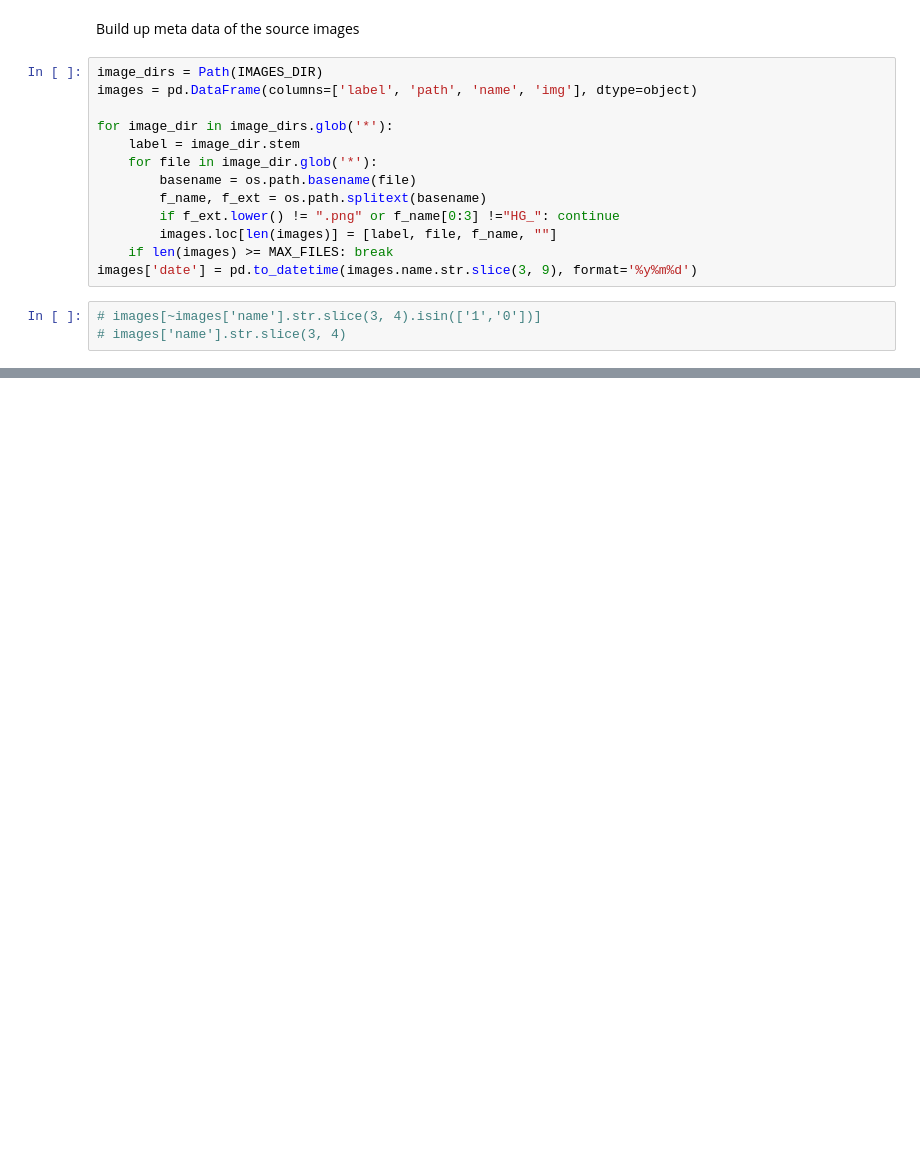
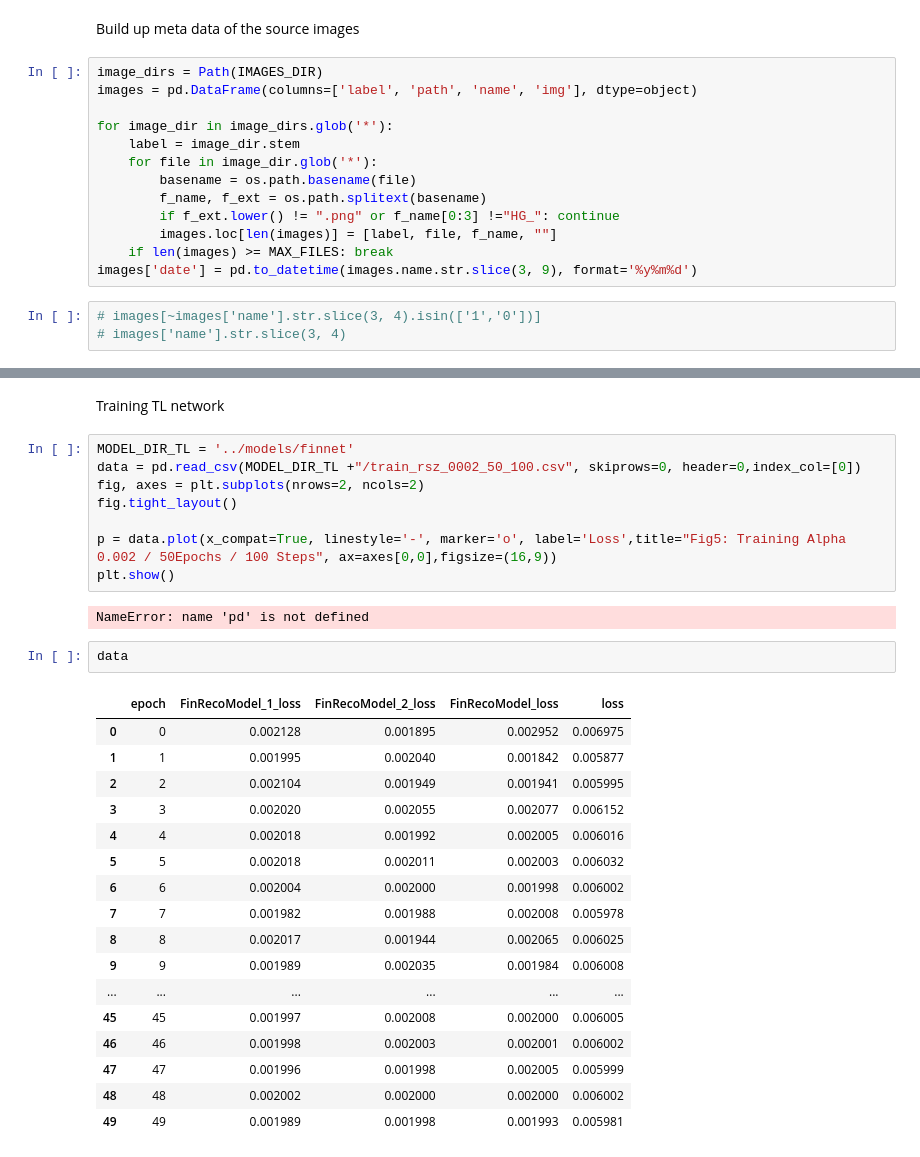
Before and after one commit to JBris/dolphin_segmentation, a Jupyter notebook: notebooks/3_opencv_feature_extraction.ipynb, the cells around one changed output, grey strips where cells are left out. Drawn from its saved outputs; the diff is of its cells as text; blank space fills up the shorter version.

```diff
--- a/notebooks/3_opencv_feature_extraction.ipynb
+++ b/notebooks/3_opencv_feature_extraction.ipynb
@@ -189,0 +282,32 @@ array([ 7.21480000e+04+6.39780000e+04j, -6.97217466e+03+1.52991090e+04j,
+# %% [markdown]
+Training TL network
+# %%
+MODEL_DIR_TL = '../models/finnet'
+data = pd.read_csv(MODEL_DIR_TL +"/train_rsz_0002_50_100.csv", skiprows=0, header=0,index_col=[0])
+fig, axes = plt.subplots(nrows=2, ncols=2)
+fig.tight_layout()
+
+p = data.plot(x_compat=True, linestyle='-', marker='o', label='Loss',title="Fig5: Training Alpha 0.002 / 50Epochs / 100 Steps", ax=axes[0,0],figsize=(16,9))
+plt.show()
+# %% [output]
+NameError: name 'pd' is not defined
+# %%
+data
+# %% [output]
+|  | epoch | FinRecoModel_1_loss | FinRecoModel_2_loss | FinRecoModel_loss | loss |
+| 0 | 0 | 0.002128 | 0.001895 | 0.002952 | 0.006975 |
+| 1 | 1 | 0.001995 | 0.002040 | 0.001842 | 0.005877 |
+| 2 | 2 | 0.002104 | 0.001949 | 0.001941 | 0.005995 |
+| 3 | 3 | 0.002020 | 0.002055 | 0.002077 | 0.006152 |
+| 4 | 4 | 0.002018 | 0.001992 | 0.002005 | 0.006016 |
+| 5 | 5 | 0.002018 | 0.002011 | 0.002003 | 0.006032 |
+| 6 | 6 | 0.002004 | 0.002000 | 0.001998 | 0.006002 |
+| 7 | 7 | 0.001982 | 0.001988 | 0.002008 | 0.005978 |
+| 8 | 8 | 0.002017 | 0.001944 | 0.002065 | 0.006025 |
+| 9 | 9 | 0.001989 | 0.002035 | 0.001984 | 0.006008 |
+| ... | ... | ... | ... | ... | ... |
+| 45 | 45 | 0.001997 | 0.002008 | 0.002000 | 0.006005 |
+| 46 | 46 | 0.001998 | 0.002003 | 0.002001 | 0.006002 |
+| 47 | 47 | 0.001996 | 0.001998 | 0.002005 | 0.005999 |
+| 48 | 48 | 0.002002 | 0.002000 | 0.002000 | 0.006002 |
+| 49 | 49 | 0.001989 | 0.001998 | 0.001993 | 0.005981 |
```
Also changed, not shown: parts of 11 cells of this notebook, 3 other files.
